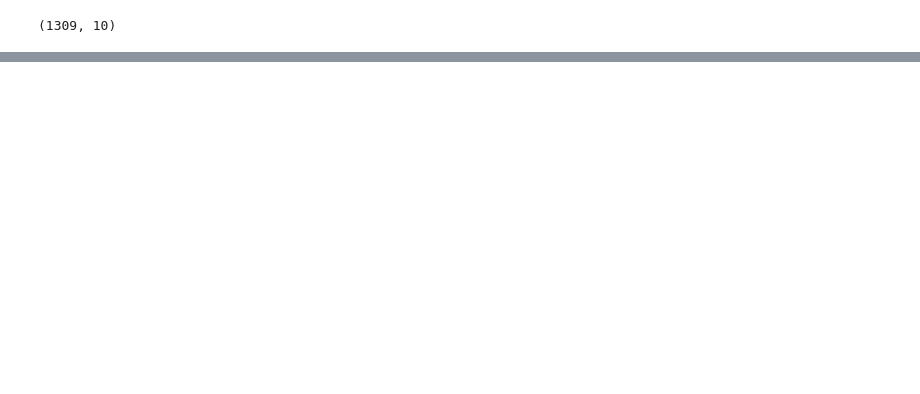
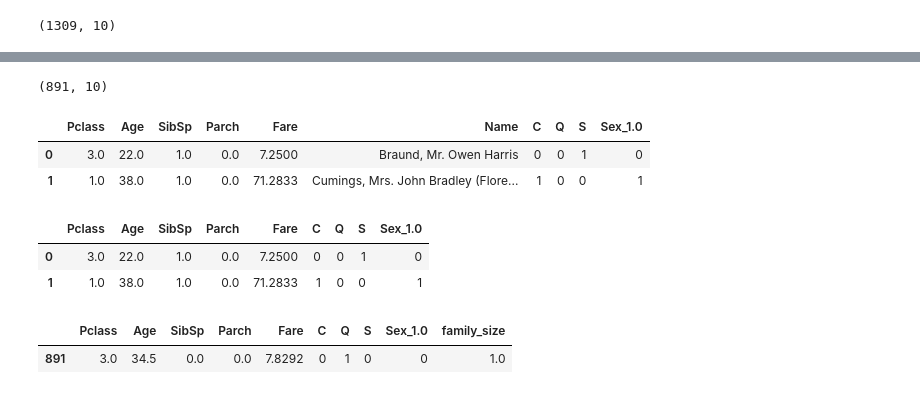
Before and after one commit to philip-kio/Machine-Learning-Projects, a Jupyter notebook: Titanic/titanic_model.ipynb, the cells around one changed output, grey strips where cells are left out. Cells and saved outputs as stored; diff of their text form; code cells hidden in the pictures; blank space fills up the shorter version.

```diff
--- a/Titanic/titanic_model.ipynb
+++ b/Titanic/titanic_model.ipynb
@@ -288,10 +288,10 @@ from sklearn.model_selection import train_test_split
 from sklearn.ensemble import RandomForestClassifier
 # %%
 def seperator(df, shape):
-    trainer = df.iloc(shape)
-    tester = df.iloc(shape)
+    trainer = df.iloc[:shape]
+    tester = df.iloc[shape:]
 
     return trainer, tester
 # %%
-seperator = train.shape[0]
-trainer,tester =sep(df_,seperator)
+sep = train.shape[0]
+trainer,tester =seperator(df_,sep)
@@ -306,0 +302,10 @@ df_.shape
+# %%
+trainer.shape
+# %% [output]
+(891, 10)
+# %%
+trainer.head(2)
+# %% [output]
+|  | Pclass | Age | SibSp | Parch | Fare | Name | C | Q | S | Sex_1.0 |
+| 0 | 3.0 | 22.0 | 1.0 | 0.0 | 7.2500 | Braund, Mr. Owen Harris | 0 | 0 | 1 | 0 |
+| 1 | 1.0 | 38.0 | 1.0 | 0.0 | 71.2833 | Cumings, Mrs. John Bradley (Flore... | 1 | 0 | 0 | 1 |
@@ -306,0 +315,6 @@ df_.shape
+# %%
+trainer.head(2)
+# %% [output]
+|  | Pclass | Age | SibSp | Parch | Fare | C | Q | S | Sex_1.0 |
+| 0 | 3.0 | 22.0 | 1.0 | 0.0 | 7.2500 | 0 | 0 | 1 | 0 |
+| 1 | 1.0 | 38.0 | 1.0 | 0.0 | 71.2833 | 1 | 0 | 0 | 1 |
@@ -306,0 +325,5 @@ df_.shape
+# %%
+tester.head(1)
+# %% [output]
+|  | Pclass | Age | SibSp | Parch | Fare | C | Q | S | Sex_1.0 | family_size |
+| 891 | 3.0 | 34.5 | 0.0 | 0.0 | 7.8292 | 0 | 1 | 0 | 0 | 1.0 |
```
Also changed, not shown: parts of 35 cells of this notebook, 4 other files.
